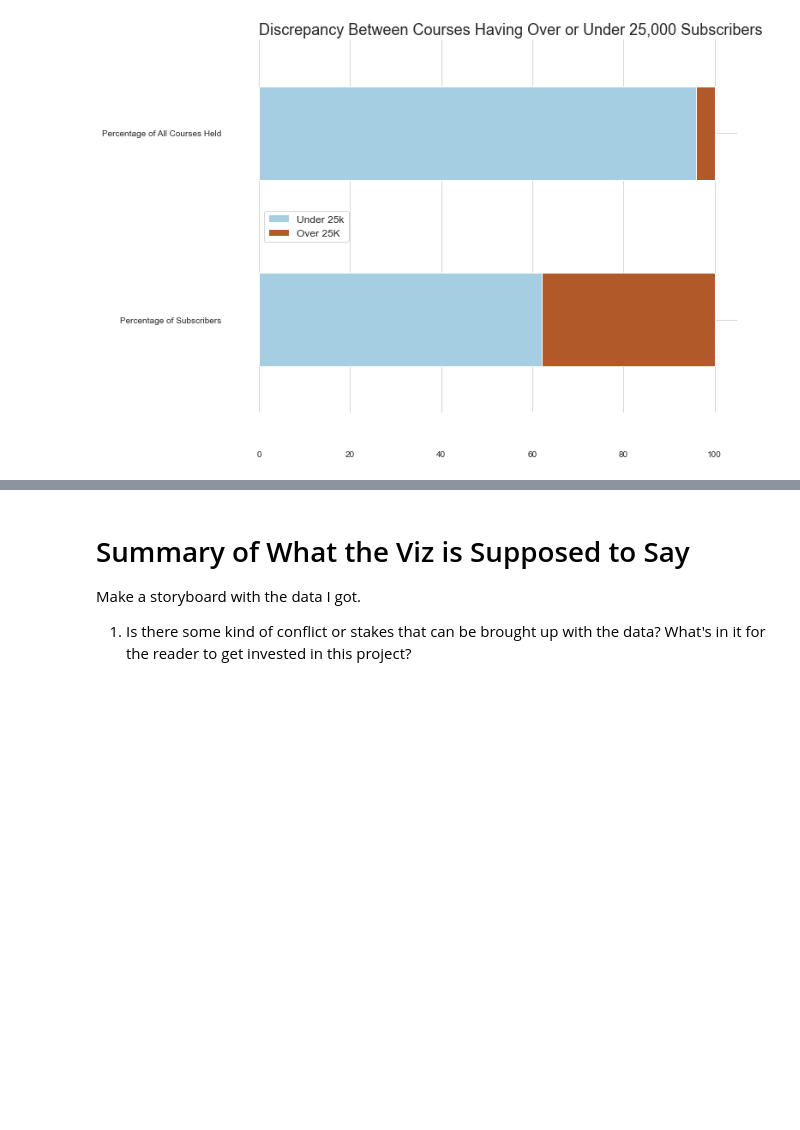
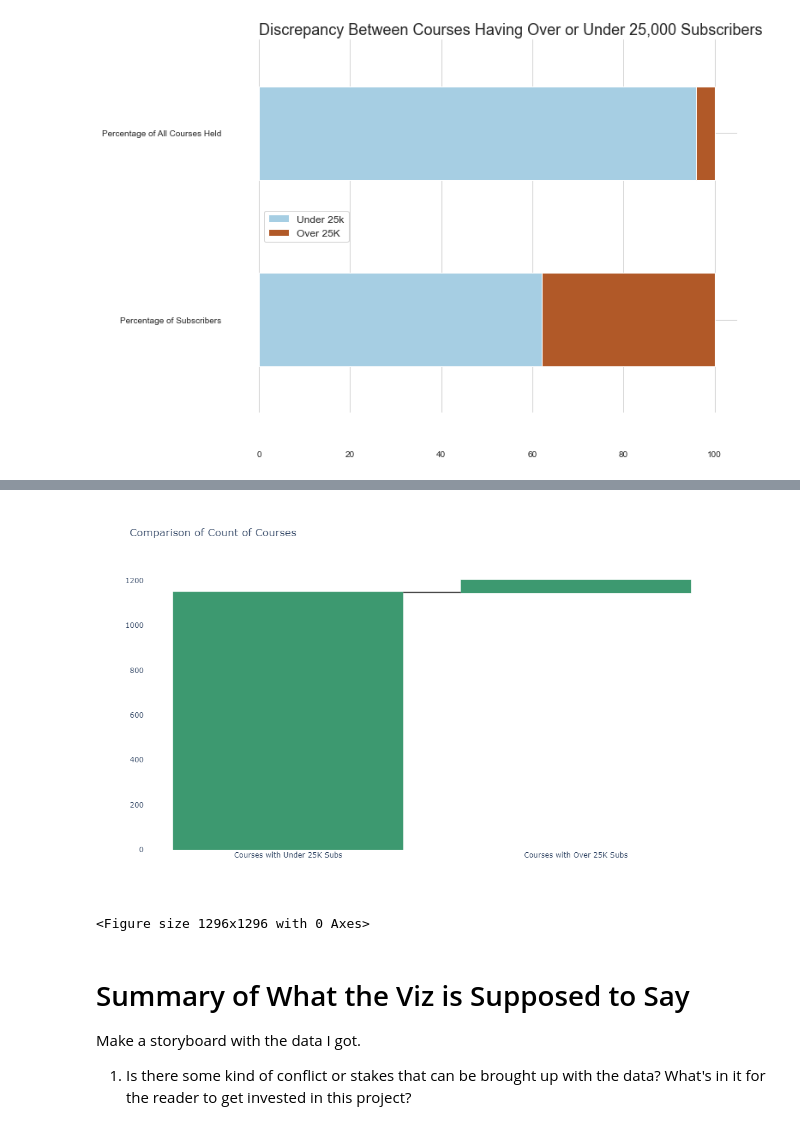
Before and after one commit to willnguyen14/udemy-viz-project, a Jupyter notebook: udemy.ipynb, the cells around one changed output, grey strips where cells are left out. Drawn from its saved outputs; the diff is of its cells as text; code cells hidden in the pictures; blank space fills up the shorter version.

```diff
--- a/udemy.ipynb
+++ b/udemy.ipynb
@@ -435,3 +444,11 @@ Text(0.0, 1.0, 'Discrepancy Between Courses Having Over or Under 25,000 Subscrib
+# %%
+plt.figure(figsize=(18,18))
+fig = go.Figure(go.Waterfall(x=stats.Percentile,y=stats["Sum Number of Courses Held"]))
+fig.update_layout(title='Comparison of Count of Courses',plot_bgcolor='rgba(0,0,0,0)',height=650,width=700)
+fig.show()
+# %% [output]
+[figure, added]
+<Figure size 1296x1296 with 0 Axes>
 # %% [markdown]
 # Summary of What the Viz is Supposed to Say
 
```
Also changed, not shown: parts of 6 cells of this notebook.
